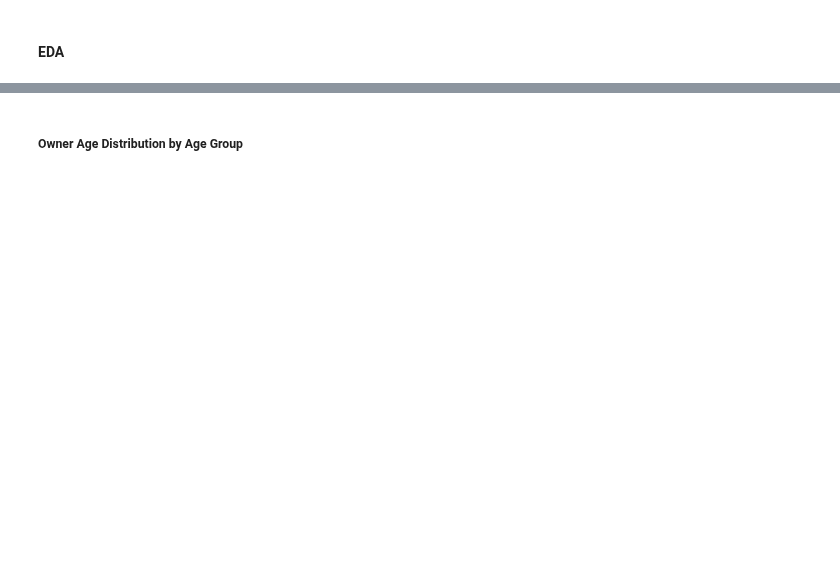
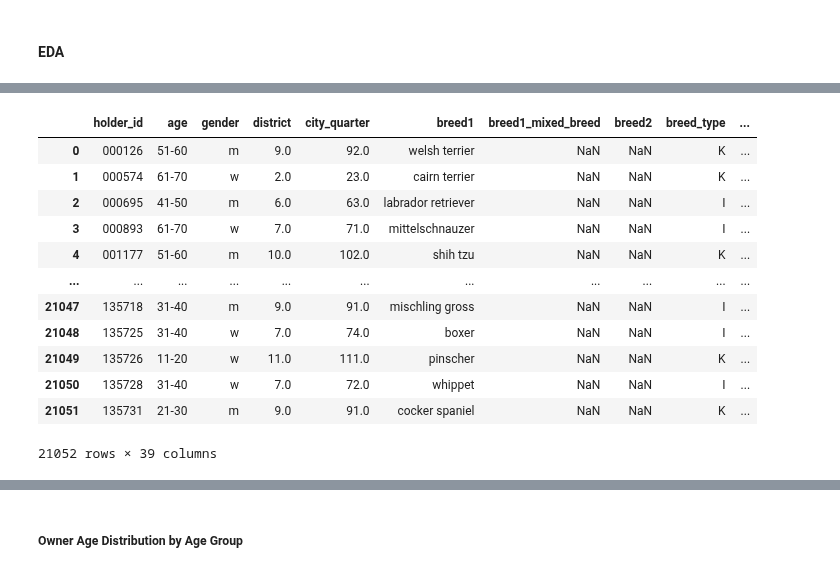
Before and after one commit to jonnross88/Springboard, a Jupyter notebook: u20_data_storytelling/dogs_of_zurich.ipynb, the cells around one changed output, grey strips where cells are left out. Saved outputs shown, nothing was run; the diff lists cells and outputs as text; code cells hidden in the pictures; blank space fills up the shorter version.

```diff
--- a/u20_data_storytelling/dogs_of_zurich.ipynb
+++ b/u20_data_storytelling/dogs_of_zurich.ipynb
@@ -828,0 +1632,43 @@ dog_owner_df = pd.read_csv("../data/dog_owner_df.csv")
+# %%
+# get the number of dogs in each of the districts for each of the rosters
+dog_owner_df["district_dog_count"] = dog_owner_df.groupby(["roster", "district"])[
+    "district"
+].transform("size")
+
+dog_owner_df["district_area"] = dog_owner_df["district"].map(
+    gdf.set_index("district")["km2"]
+)
+
+dog_owner_df["dog_density_district"] = (
+    dog_owner_df["district_dog_count"] / dog_owner_df["district_area"]
+)
+
+dog_owner_df["dog_density_district"] = dog_owner_df["dog_density_district"].astype(int)
+dog_owner_df[
+    [
+        "district",
+        "district_dog_count",
+        "dog_density_district",
+        "district_area",
+        "roster",
+    ]
+].drop_duplicates().groupby(["district", "roster"])[
+    "dog_density_district"
+].mean().unstack().diff(
+    axis=1
+)
+dog_owner_df
+# %% [output]
+|  | holder_id | age | gender | district | city_quarter | breed1 | breed1_mixed_breed | breed2 | breed_type | ... |
+| 0 | 000126 | 51-60 | m | 9.0 | 92.0 | welsh terrier | NaN | NaN | K | ... |
+| 1 | 000574 | 61-70 | w | 2.0 | 23.0 | cairn terrier | NaN | NaN | K | ... |
+| 2 | 000695 | 41-50 | m | 6.0 | 63.0 | labrador retriever | NaN | NaN | I | ... |
+| 3 | 000893 | 61-70 | w | 7.0 | 71.0 | mittelschnauzer | NaN | NaN | I | ... |
+| 4 | 001177 | 51-60 | m | 10.0 | 102.0 | shih tzu | NaN | NaN | K | ... |
+| ... | ... | ... | ... | ... | ... | ... | ... | ... | ... | ... |
+| 21047 | 135718 | 31-40 | m | 9.0 | 91.0 | mischling gross | NaN | NaN | I | ... |
+| 21048 | 135725 | 31-40 | w | 7.0 | 74.0 | boxer | NaN | NaN | I | ... |
+| 21049 | 135726 | 11-20 | w | 11.0 | 111.0 | pinscher | NaN | NaN | K | ... |
+| 21050 | 135728 | 31-40 | w | 7.0 | 72.0 | whippet | NaN | NaN | I | ... |
+| 21051 | 135731 | 21-30 | m | 9.0 | 91.0 | cocker spaniel | NaN | NaN | K | ... |
+21052 rows × 39 columns
```
Also changed, not shown: parts of 119 cells of this notebook, 5 other files.
